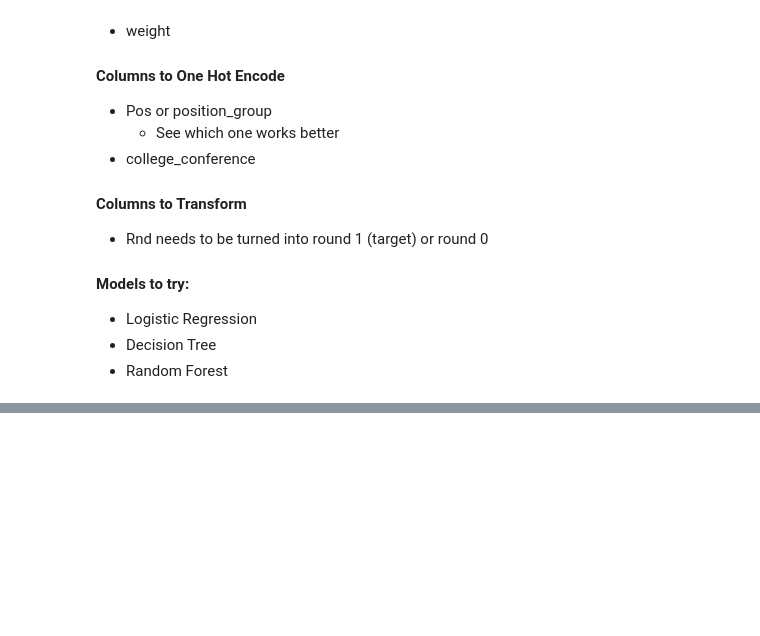
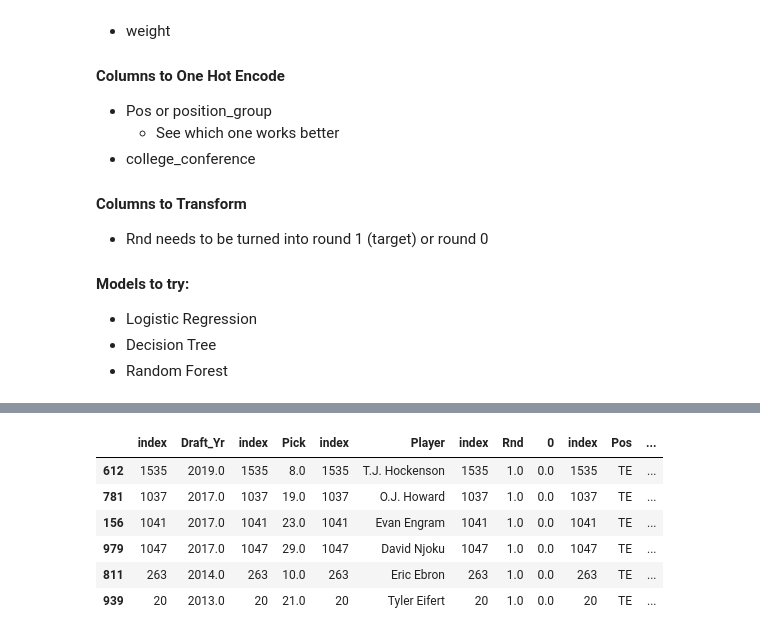
Before and after one commit to jpalgon/Draft_Classification, a Jupyter notebook: Modeling.ipynb, the cells around one changed output, grey strips where cells are left out. Saved outputs shown, nothing was run; the diff lists cells and outputs as text; code cells hidden in the pictures; blank space fills up the shorter version.

```diff
--- a/Modeling.ipynb
+++ b/Modeling.ipynb
@@ -135,0 +461,3 @@ precision_score(y_test,y_pred)
+# %%
+x = results[(results[0]!=results.Rnd) & (results.Rnd == 1)]
+x.Pos.value_counts()
@@ -135,0 +487,10 @@ precision_score(y_test,y_pred)
+# %%
+x[x.Pos == 'TE']
+# %% [output]
+|  | index | Draft_Yr | index | Pick | index | Player | index | Rnd | 0 | index | Pos | ... |
+| 612 | 1535 | 2019.0 | 1535 | 8.0 | 1535 | T.J. Hockenson | 1535 | 1.0 | 0.0 | 1535 | TE | ... |
+| 781 | 1037 | 2017.0 | 1037 | 19.0 | 1037 | O.J. Howard | 1037 | 1.0 | 0.0 | 1037 | TE | ... |
+| 156 | 1041 | 2017.0 | 1041 | 23.0 | 1041 | Evan Engram | 1041 | 1.0 | 0.0 | 1041 | TE | ... |
+| 979 | 1047 | 2017.0 | 1047 | 29.0 | 1047 | David Njoku | 1047 | 1.0 | 0.0 | 1047 | TE | ... |
+| 811 | 263 | 2014.0 | 263 | 10.0 | 263 | Eric Ebron | 263 | 1.0 | 0.0 | 263 | TE | ... |
+| 939 | 20 | 2013.0 | 20 | 21.0 | 20 | Tyler Eifert | 20 | 1.0 | 0.0 | 20 | TE | ... |
```
Also changed, not shown: parts of 24 cells of this notebook, 3 other files.
